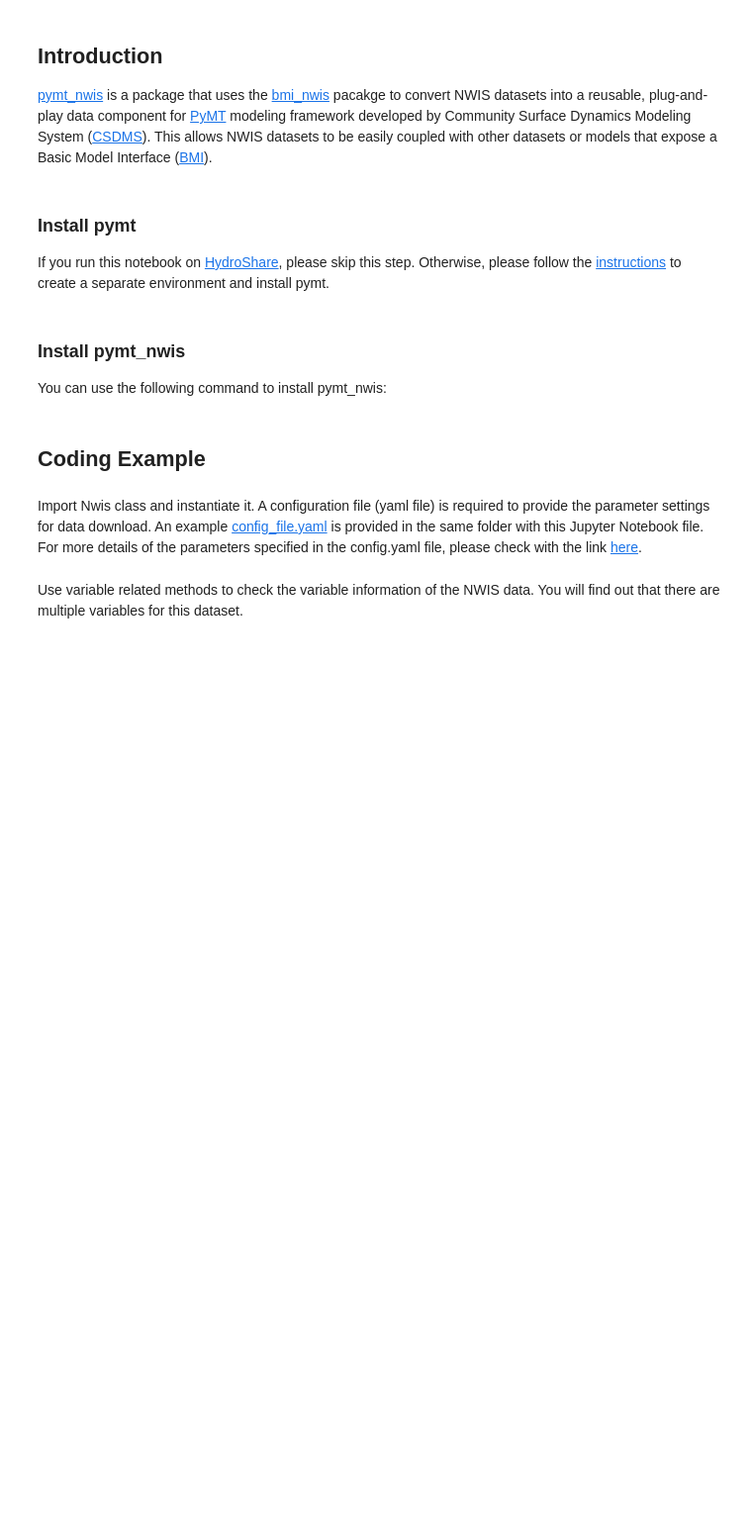
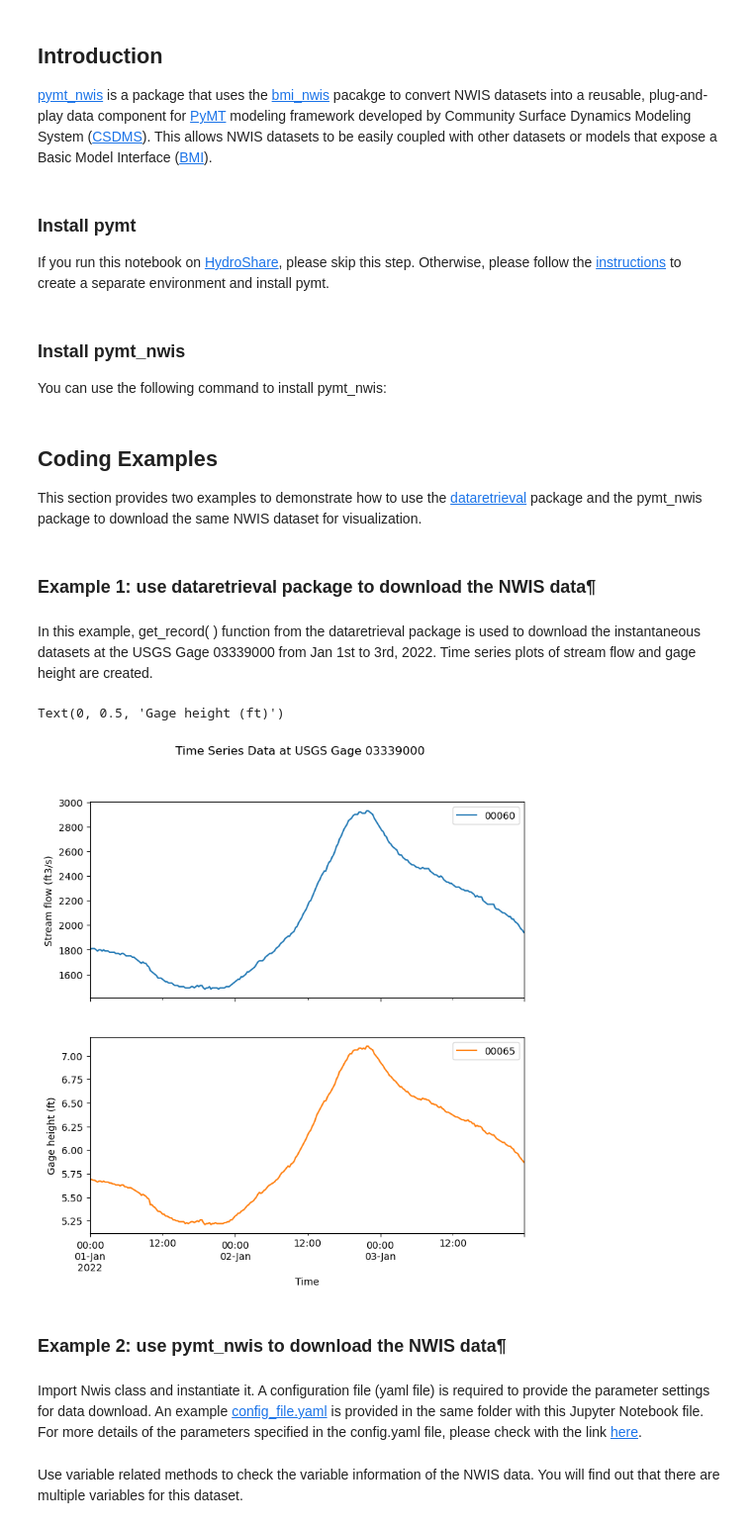
Before and after one commit to gantian127/pymt_nwis, a Jupyter notebook: notebooks/pymt_nwis.ipynb, the cells around one changed output. Shown: that part at 99% size. Cells and saved outputs as stored; diff of their text form; code cells hidden in the pictures; blank space fills up the shorter version.

Commit message:
nb: update code for grid info and new example

```diff
--- a/notebooks/pymt_nwis.ipynb
+++ b/notebooks/pymt_nwis.ipynb
@@ -21,7 +21,29 @@ You can use the following command to install pymt_nwis:
 # %%
 ! pip install pymt_nwis
 # %% [markdown]
-## Coding Example
+## Coding Examples
+
+This section provides two examples to demonstrate how to use the [dataretrieval](https://github.com/USGS-python/dataretrieval) package and the pymt_nwis package to download the same NWIS dataset for visualization.
+# %% [markdown]
+### Example 1: use dataretrieval package to download the NWIS data¶
+# %% [markdown]
+In this example, get_record( ) function from the dataretrieval package is used to download the instantaneous datasets at the USGS Gage 03339000 from Jan 1st to 3rd, 2022. Time series plots of stream flow and gage height are created.
+# %%
+import dataretrieval.nwis as nwis
+
+# get data from NWIS
+dataset = nwis.get_record(sites='03339000', service='iv', start='2022-01-01', end='2022-01-03')
+
+# plot data
+ax = dataset.plot(y=['00060','00065'], subplots=True, figsize=(8,8),
+                  xlabel='Time', title = 'Time Series Data at USGS Gage 03339000')
+ax[0].set_ylabel('Stream flow (ft3/s)')
+ax[1].set_ylabel('Gage height (ft)')
+# %% [output]
+Text(0, 0.5, 'Gage height (ft)')
+[figure, added]
+# %% [markdown]
+### Example 2: use pymt_nwis to download the NWIS data¶
 # %% [markdown]
 Import Nwis class and instantiate it. A configuration file (yaml file) is required to provide the parameter settings for data download. An example [config_file.yaml](https://github.com/gantian127/pymt_nwis/blob/master/notebooks/config_file.yaml) is provided in the same folder with this Jupyter Notebook file. For more details of the parameters specified in the config.yaml file, please check with the link [here](https://bmi_nwis.readthedocs.io/en/latest/?badge=latest#parameter-settings).
 # %%
```
Also changed, not shown: parts of 4 cells of this notebook, 1 other file.
